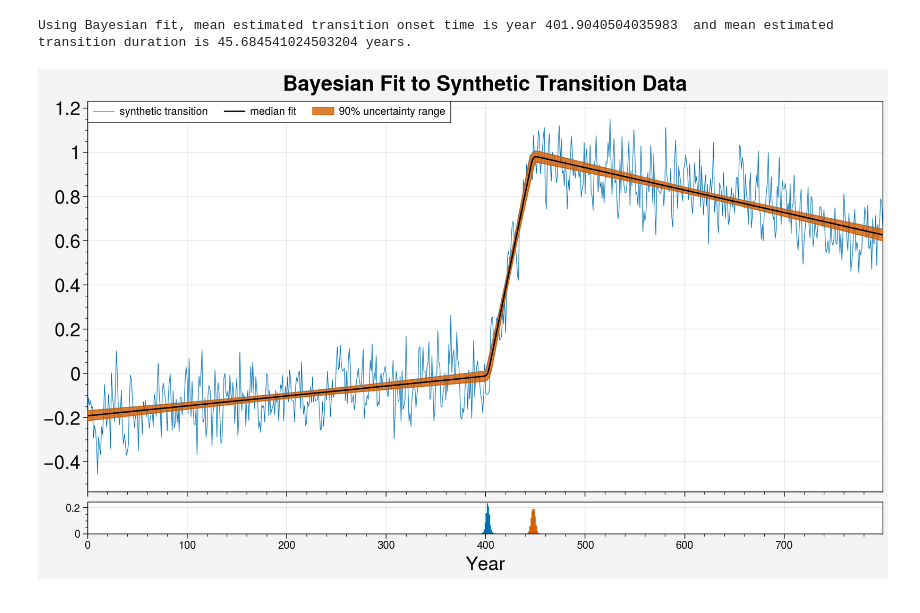
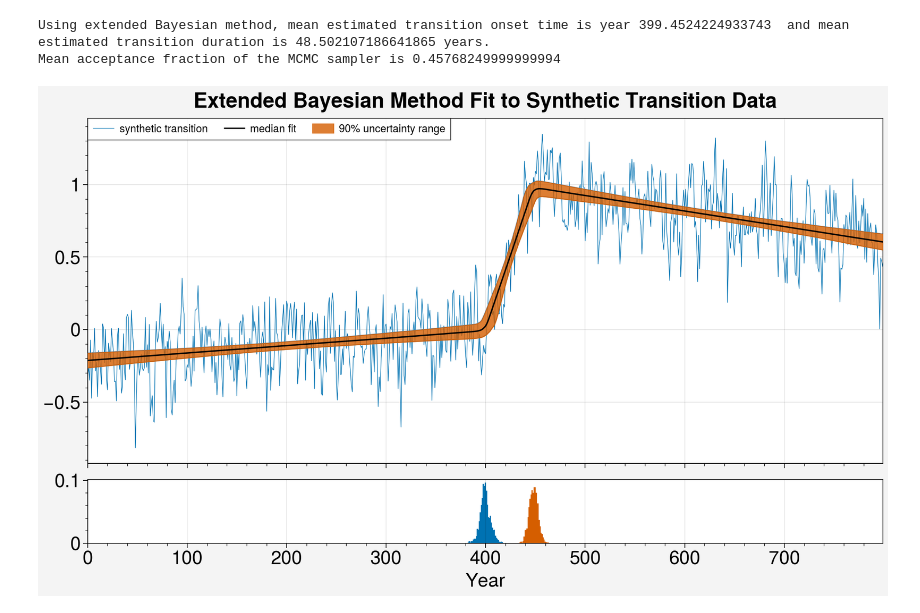
Before and after one commit to johatt11/DO_Temporal_Phasing, a Jupyter notebook: Example_Synthetic_Transition.ipynb, the cells around one changed output. Cells and saved outputs as stored; diff of their text form; code cells hidden in the pictures.

```diff
--- a/Example_Synthetic_Transition.ipynb
+++ b/Example_Synthetic_Transition.ipynb
@@ -4,10 +4,13 @@ import proplot as pplt
 import pandas as pd
 import os
 import sys
-sys.path.append(os.path.join(sys.path[0],'Updated_Method'))
+sys.path.append(os.path.join(sys.path[0],'Original_Method'))
+sys.path.append(os.path.join(sys.path[0],'Extended_Method'))
 from model import linear_ramp, fit_rmse
 from distributions import sample_ar1
 from transition_characterization import estimate_transition, combined_transition
+from transition_characterization_flat import estimate_transition_flat, combined_transition_flat
+
 #################################################################
 # create synthetic transition                                   #
 #################################################################
@@ -22,7 +25,7 @@ dt = 50.0 #Transition duration in years
 dy = 1.0 #Magnitude of Transition
 GS_slope = 5e-4 #Slope during stadial preceding transition in years^-1
 GIS_slope = -1e-3 #Slope during interstadial following transition in years^-1
-sigma = 0.1 #Variance of AR1 noise
+sigma = 0.2 #Variance of AR1 noise
 tau = 1.0 #Autocorrelation time of AR1 noise in years
 
 alpha = np.exp(-delta/tau)
@@ -31,7 +34,7 @@ trans = linear_ramp(time, t0=t0, dt=dt, y0=0.0, dy = 1.0, GS_slope = GS_slope, G
 noise = sample_ar1(len(time), alpha=alpha, sigma=sigma, x0=0)
 synt_trans = trans + noise
 #################################################################
-# least square fit of a linear ramp model to the noisy data     #
+# least squares fit of a linear ramp model to the noisy data    #
 #################################################################
 
 '''We first perform a simple least squares fit to this synthetic transition.'''
@@ -40,7 +43,7 @@ popt = fit_rmse(time, synt_trans)
 cntrl = linear_ramp(time, t0=popt[0], dt=np.exp(popt[1]),
                     y0=popt[2], dy=popt[3], GS_slope=popt[4], GIS_slope=popt[5])
 print('Using least squares fit, estimated transition onset time is year \
-'+str(popt[0])+'  and estimated \
+'+str(popt[0])+' and estimated \
 transition duration is '+str(np.exp(popt[1]))+' years.')
 
 fig = pplt.figure(figsize=(10,6))
@@ -60,35 +101,38 @@ Using least squares fit, estimated transition onset time is year 402.00000084016
 # %%
 #################################################################
-# characterize the transition with the Bayesian linear ramp fit #
+# characterize the transition with the extended Bayesian method #
 # without specification of an initial parameter guess           #
 #################################################################
 
-traces, tau = estimate_transition(time, synt_trans, nwalkers=20, nsamples=20000, nthin=200, nburnin=1000, calctau=True)
-print('Using Bayesian fit, mean estimated transition onset time is year \
-'+str(np.mean(traces['t0']))+'  and mean estimated \
+traces, int_tau, accept_frac = estimate_transition(time, synt_trans, nwalkers=20, nsamples=20000, nthin=200, nburnin=1000)
+print('Using extended Bayesian method, mean estimated transition onset time is year \
+'+str(np.mean(traces['t0']))+' and mean estimated \
 transition duration is '+str(np.mean(traces['dt']))+' years.')
+print('Mean acceptance fraction of the MCMC sampler is '+str(accept_frac))
 
 fig = pplt.figure(figsize=(10,6))
 ax = fig.add_subplot()
 
 fig.format(xlabel='Year', fontsize=16,
-    suptitle='Bayesian Fit to Synthetic Transition Data',
+    suptitle='Extended Bayesian Method Fit to Synthetic Transition Data',
     titleloc='uc', titleabove=False)
 
 p5, p50, p95 = combined_transition(time, traces)
 
 
 ax.plot(time, synt_trans, lw=0.5, label='synthetic transition')
 ax.plot(time, p50, color='k', lw=1.2, label='median fit', zorder=12)
 ax.plot(time, p5, color='slategray', lw=0.8)
 ax.plot(time, p95, color='slategray',  lw=0.8)
 ax.fill_between(x=time, y1=p5, y2=p95, color='C1', alpha=.8, zorder=10, label='90% uncertainty range')
 
-px = ax.panel_axes("b", width='3em', share=True)
+px = ax.panel_axes("b", width='6em', share=True)
+px.format(fontsize=16)
 px.hist(traces['t0'].values, bins=np.arange(790), density=True, label='onset time')
 px.hist(traces['t0'].values + traces['dt'].values, bins=np.arange(790), density=True, label='end time')
 ax.legend()
 fig.show()
 # %% [output]
-Using Bayesian fit, mean estimated transition onset time is year 401.9040504035983  and mean estimated transition duration is 45.684541024503204 years.
+Using extended Bayesian method, mean estimated transition onset time is year 399.4524224933743  and mean estimated transition duration is 48.502107186641865 years.
+Mean acceptance fraction of the MCMC sampler is 0.45768249999999994
-[figure, old version]
+[figure, new version]
```
Also changed, not shown: parts of 2 cells of this notebook, 44 other files.
